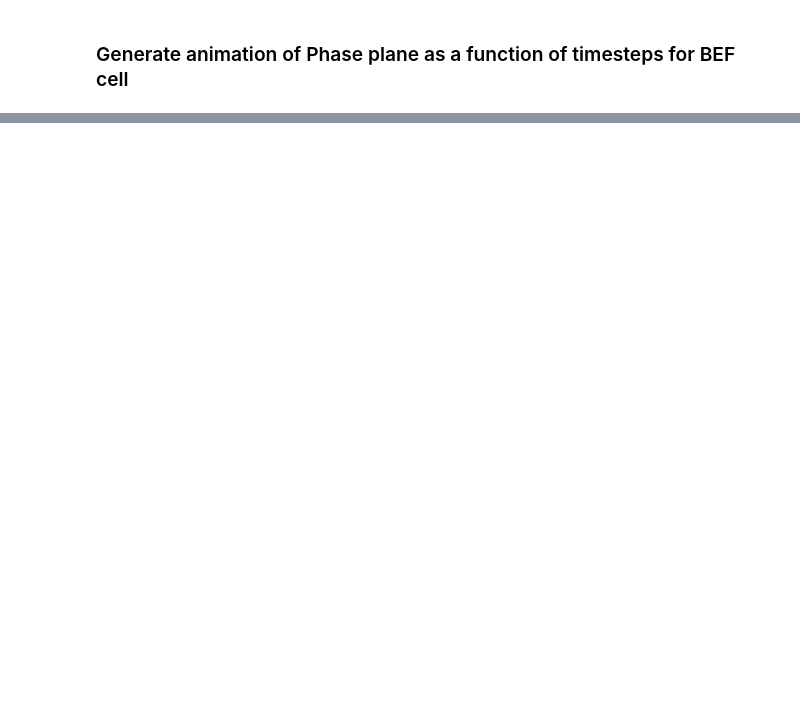
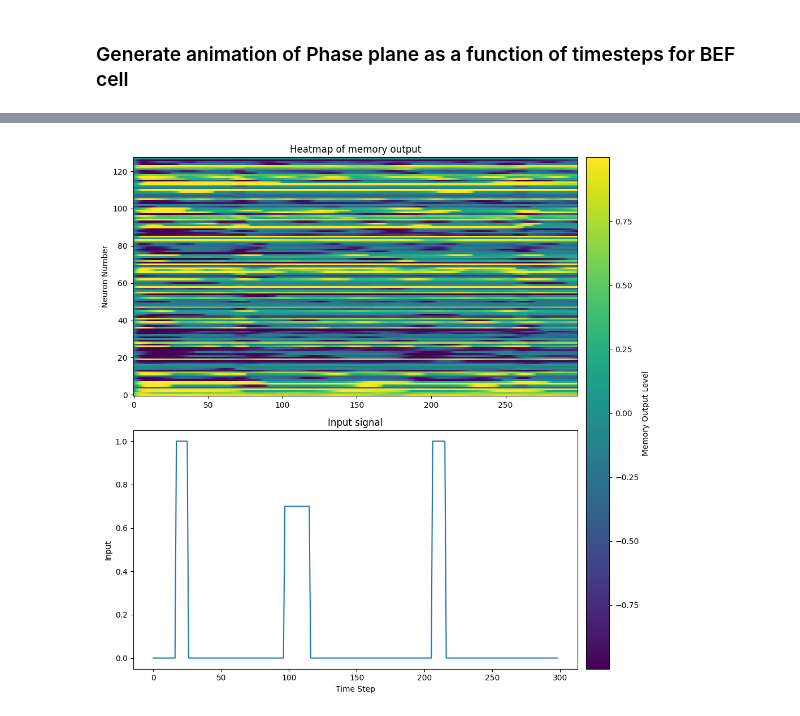
Before and after one commit to gerome-andry/BIO_inspired_RNN, a Jupyter notebook: test.ipynb, the cells around one changed output, grey strips where cells are left out. Saved outputs shown, nothing was run; the diff lists cells and outputs as text; code cells hidden in the pictures; blank space fills up the shorter version.

Commit message:
mem output heatmap & phaseplot density anim fcts

```diff
--- a/test.ipynb
+++ b/test.ipynb
@@ -165,0 +249,40 @@ make_phase_portrait_animation(model,mod_in,69)
+# %%
+%matplotlib inline
+from matplotlib.cm import ScalarMappable
+import matplotlib.gridspec as gridspec
+
+def plot_heatmap(pred_c, input_signal):
+    # Get the shape of pred_c and input_signal
+    num_timesteps, num_neurons = pred_c.shape
+
+    # Create a meshgrid for the time steps and neuron numbers
+    timesteps, neurons = np.meshgrid(range(num_timesteps), range(num_neurons))
+
+    # Create subplots for both heatmaps
+    fig = plt.figure(figsize=(10, 10))
+    gs = gridspec.GridSpec(2, 2, width_ratios=[0.95, 0.05], height_ratios=[1, 1])
+    ax1 = fig.add_subplot(gs[0, 0])
+    ax2 = fig.add_subplot(gs[1, 0])
+    cax = fig.add_subplot(gs[:, 1])
+
+    # Plot pred_c heatmap
+    pcm1 = ax1.pcolormesh(timesteps, neurons, pred_c.T, shading='auto', cmap='viridis')
+    ax1.set_ylabel('Neuron Number')
+    ax1.set_title('Heatmap of memory output')
+
+    # Plot mod_in heatmap
+    ax2.plot(input_signal)
+    ax2.set_xlabel('Time Step')
+    ax2.set_ylabel('Input')
+    ax2.set_title('Input signal')
+
+    # Add colorbar
+    cbar = fig.colorbar(pcm1, cax=cax)
+    cbar.set_label('Memory Output Level')
+
+    plt.tight_layout()
+    plt.show()
+
+plot_heatmap(pred_c[0,:,:],d_i[0])
+# %% [output]
+[figure, added]
```
Also changed, not shown: parts of 5 cells of this notebook.
